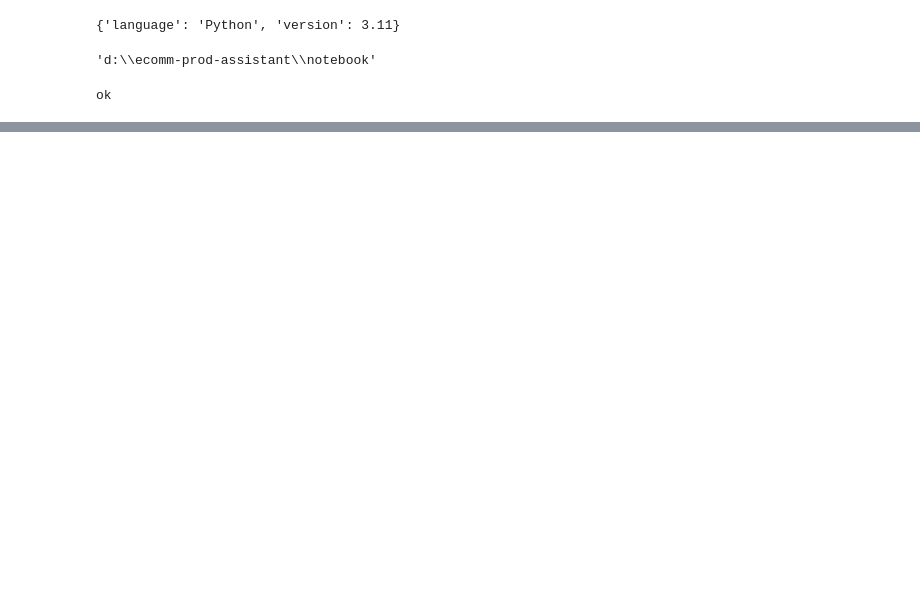
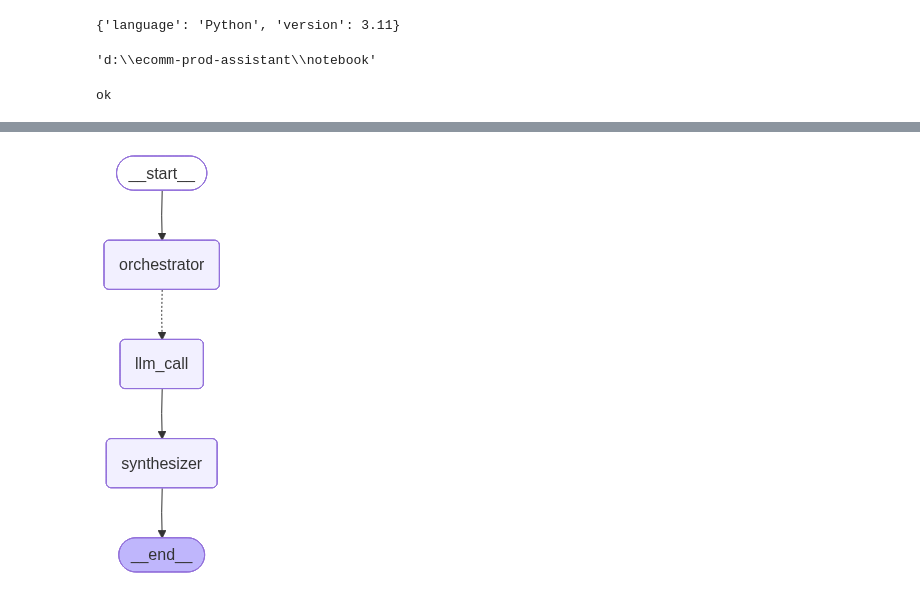
Before and after one commit to suman520-git/ecomm-prod-assistant, a Jupyter notebook: notebook/test.ipynb, the cells around one changed output, grey strips where cells are left out. Saved outputs shown, nothing was run; the diff lists cells and outputs as text; code cells hidden in the pictures; blank space fills up the shorter version.

```diff
--- a/notebook/test.ipynb
+++ b/notebook/test.ipynb
@@ -37,0 +521,79 @@ ok
+# %%
+def llm_call(state: WorkerState):
+    """Worker writes a section of the report"""
+
+    # Generate section
+    section = llm.invoke(
+        [
+            SystemMessage(
+                content="Write a report section following the provided name and description. Include no preamble for each section. Use markdown formatting."
+            ),
+            HumanMessage(
+                content=f"Here is the section name: {state['section'].name} and description: {state['section'].description}"
+            ),
+        ]
+    )
+
+    # Write the updated section to completed sections
+    return {"completed_sections": [section.content]}
+# %%
+
+
+
+
+
+
+
+
+
+
+
+def synthesizer(state: State):
+    """Synthesize full report from sections"""
+
+    # List of completed sections
+    completed_sections = state["completed_sections"]
+
+    # Format completed section to str to use as context for final sections
+    completed_report_sections = "\n\n---\n\n".join(completed_sections)
+
+    return {"final_report": completed_report_sections}
+
+
+# Conditional edge function to create llm_call workers that each write a section of the report
+def assign_workers(state: State):
+    """Assign a worker to each section in the plan"""
+
+    # Kick off section writing in parallel via Send() API
+    return [Send("llm_call", {"section": s}) for s in state["sections"]]
+
+
+# Build workflow
+orchestrator_worker_builder = StateGraph(State)
+
+# Add the nodes
+orchestrator_worker_builder.add_node("orchestrator", orchestrator)
+orchestrator_worker_builder.add_node("llm_call", llm_call)
+orchestrator_worker_builder.add_node("synthesizer", synthesizer)
+
+# Add edges to connect nodes
+orchestrator_worker_builder.add_edge(START, "orchestrator")
+orchestrator_worker_builder.add_conditional_edges(
+    "orchestrator", assign_workers, ["llm_call"]
+)
+orchestrator_worker_builder.add_edge("llm_call", "synthesizer")
+orchestrator_worker_builder.add_edge("synthesizer", END)
+
+# Compile the workflow
+orchestrator_worker = orchestrator_worker_builder.compile()
+
+# Show the workflow
+display(Image(orchestrator_worker.get_graph().draw_mermaid_png()))
+
+# Invoke
+state = orchestrator_worker.invoke({"topic": "Create a report on LLM scaling laws"})
+
+from IPython.display import Markdown
+Markdown(state["final_report"])
+# %% [output]
+[figure, added]
```
Also changed, not shown: parts of 82 cells of this notebook, 21 other files.
